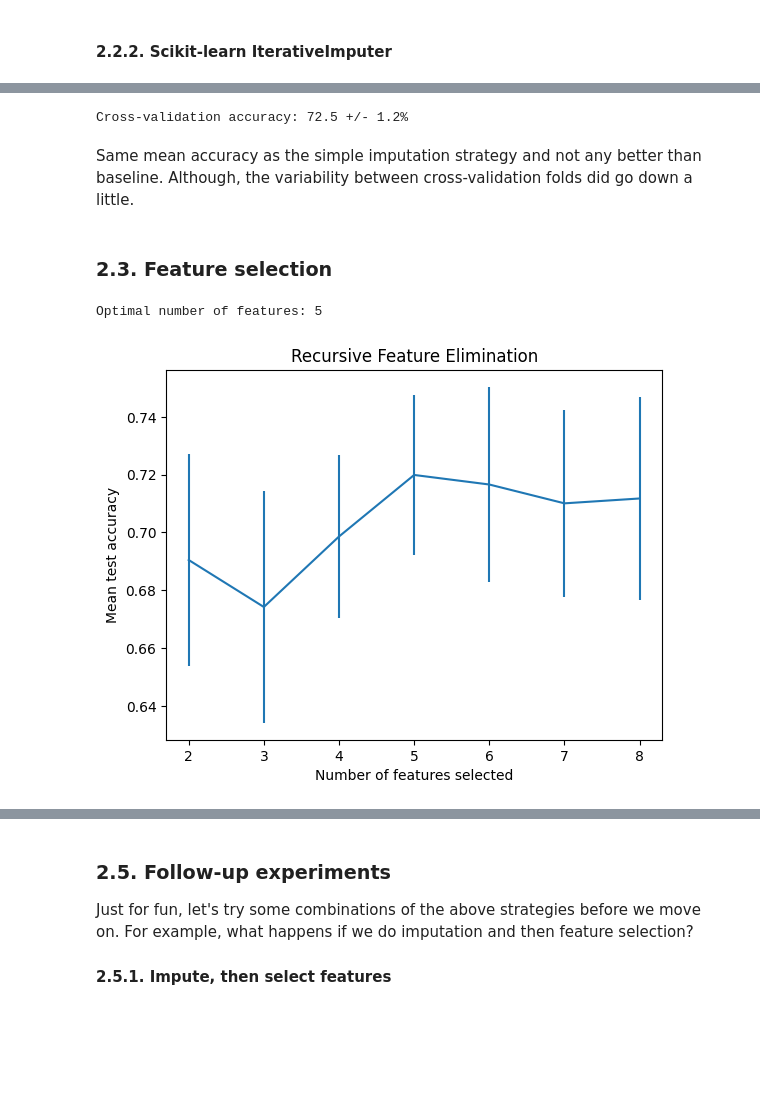
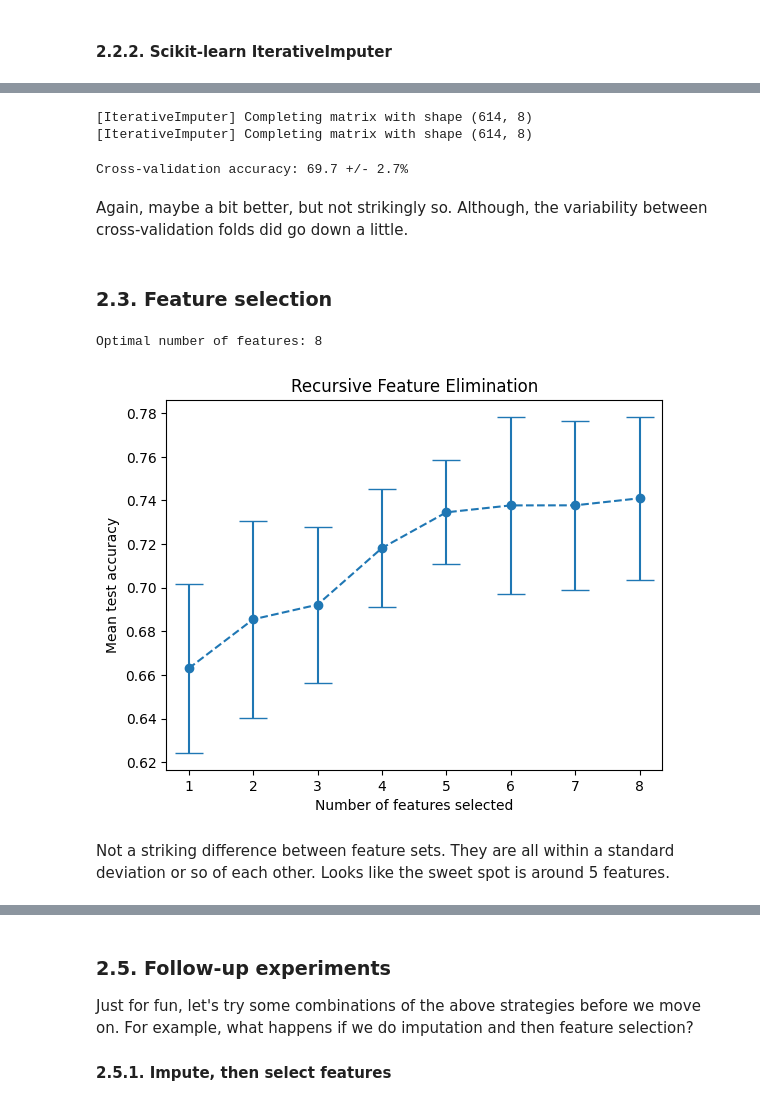
Before and after one commit to 4GeeksAcademy/tdk-gperdrizet-ML-web-app-using-Flask, a Jupyter notebook: src/solution.ipynb, the cells around one changed output, grey strips where cells are left out. Cells and saved outputs as stored; diff of their text form; code cells hidden in the pictures; blank space fills up the shorter version.

Commit message:
Switched to repeated, stratified k-fold for cross-validation. Refactored scikit-learn's iterativeImputer.

```diff
--- a/src/solution.ipynb
+++ b/src/solution.ipynb
@@ -7,23 +5,26 @@ Absolutely minimal MVP (minimum viable product) solution.
 
 ### 1.1. Load
 # %%
+import numpy as np
 import pandas as pd
+from sklearn.model_selection import StratifiedKFold, RepeatedStratifiedKFold, ShuffleSplit
 
 # Set random seed for notebook
-random_seed=42
+random_seed=1234
 
 # Set train-test split fraction
 testing_fraction=0.2
 
-# Set cross-validation folds for experiments
-folds=5
+# Cross-validation method - make sure to set random seed to 'None'. Otherwise
+# we will generate the same split for each repetition every time we call
+cv_method=RepeatedStratifiedKFold(n_splits=5, n_repeats=3, random_state=None)
 
 # Class weighting for decision trees
 class_weights=None
 
 # Load the data from the URL
 data_df=pd.read_csv("https://raw.githubusercontent.com/4GeeksAcademy/decision-tree-project-tutorial/main/diabetes.csv")
-data_df.drop_duplicates().reset_index(inplace=True, drop=True)
+data_df.drop_duplicates().reset_index(drop=True, inplace=True)
 # %% [markdown]
 ### 1.2. Train-test split
 # %%
@@ -312,10 +266,17 @@ imputed_training_features=pd.DataFrame(data=imputed_training_features, columns=f
+# %%
+from utils import impute
+
+imputed_training_features=impute(training_features, missing_data_features)
+# %% [output]
+[IterativeImputer] Completing matrix with shape (614, 8)
+[IterativeImputer] Completing matrix with shape (614, 8)
 # %%
 # Run cross-validation
 scores=cross_val_score(
     DecisionTreeClassifier(random_state=random_seed, class_weight=class_weights),
     imputed_training_features,
     training_labels,
-    cv=StratifiedKFold(folds),
+    cv=cv_method,
     n_jobs=-1,
     scoring='accuracy'
 )
@@ -323,17 +284,17 @@ scores=cross_val_score(
 # Collect the scores so we can plot and compare later
 experiments['Iterative imputation']=scores * 100
 
-print(f'Cross-validation accuracy: {(scores.mean() * 100):.1f} +/- {(scores.std() * 100):.1f}%')
+print(f'Cross-validation accuracy: {(np.median(scores) * 100):.1f} +/- {(scores.std() * 100):.1f}%')
 # %% [output]
-Cross-validation accuracy: 72.5 +/- 1.2%
+Cross-validation accuracy: 69.7 +/- 2.7%
 # %% [markdown]
-Same mean accuracy as the simple imputation strategy and not any better than baseline. Although, the variability between cross-validation folds did go down a little.
+Again, maybe a bit better, but not strikingly so. Although, the variability between cross-validation folds did go down a little.
 # %% [markdown]
 ### 2.3. Feature selection
 # %%
 from sklearn.feature_selection import RFECV
 
-min_features_to_select=2
+min_features_to_select=1
 clf=DecisionTreeClassifier(random_state=random_seed)
 
 rfecv = RFECV(
@@ -342,31 +303,36 @@ rfecv = RFECV(
     cv=StratifiedKFold(7),
     scoring='accuracy',
     min_features_to_select=min_features_to_select,
-    n_jobs=-1,
+    n_jobs=-1
 )
 
 rfecv.fit(training_features, training_labels)
 
 print(f"Optimal number of features: {rfecv.n_features_}")
 # %% [output]
-Optimal number of features: 5
+Optimal number of features: 8
 # %%
 import matplotlib.pyplot as plt
 import pandas as pd
 
 cv_results = pd.DataFrame(rfecv.cv_results_)
 plt.figure()
 plt.xlabel('Number of features selected')
 plt.ylabel('Mean test accuracy')
 plt.errorbar(
     x=cv_results['n_features'],
     y=cv_results['mean_test_score'],
     yerr=cv_results['std_test_score'],
+    capsize=10,
+    marker='o',
+    linestyle='dashed'
 )
 plt.title('Recursive Feature Elimination')
 plt.show()
 # %% [output]
-[figure, old version]
+[figure, new version]
+# %% [markdown]
+Not a striking difference between feature sets. They are all within a standard deviation or so of each other. Looks like the sweet spot is around 5 features.
 # %%
 selected_training_features=training_features.to_numpy()
 selected_training_features=selected_training_features[:,rfecv.get_support()]
```
Also changed, not shown: parts of 44 cells of this notebook, 1 other file.
